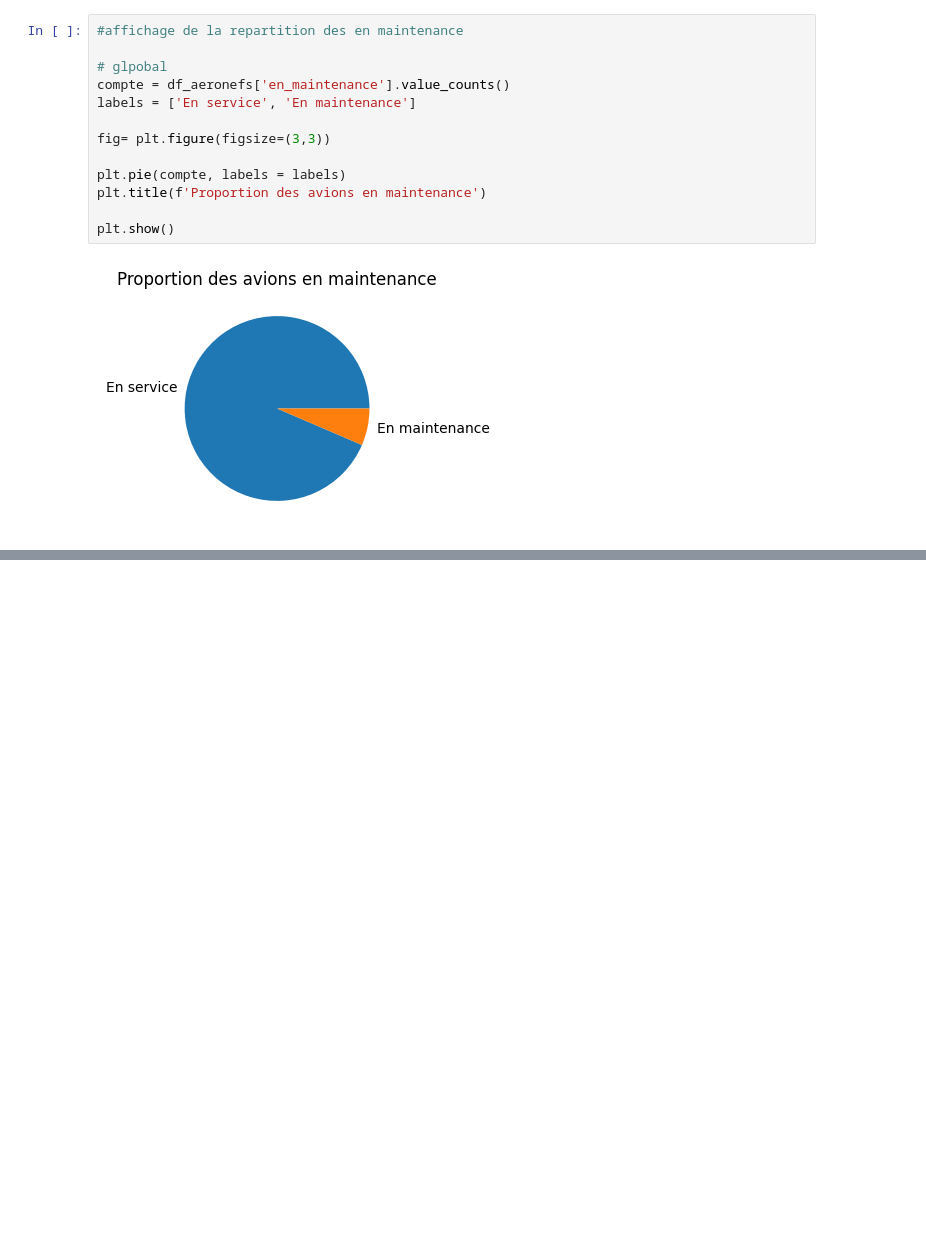
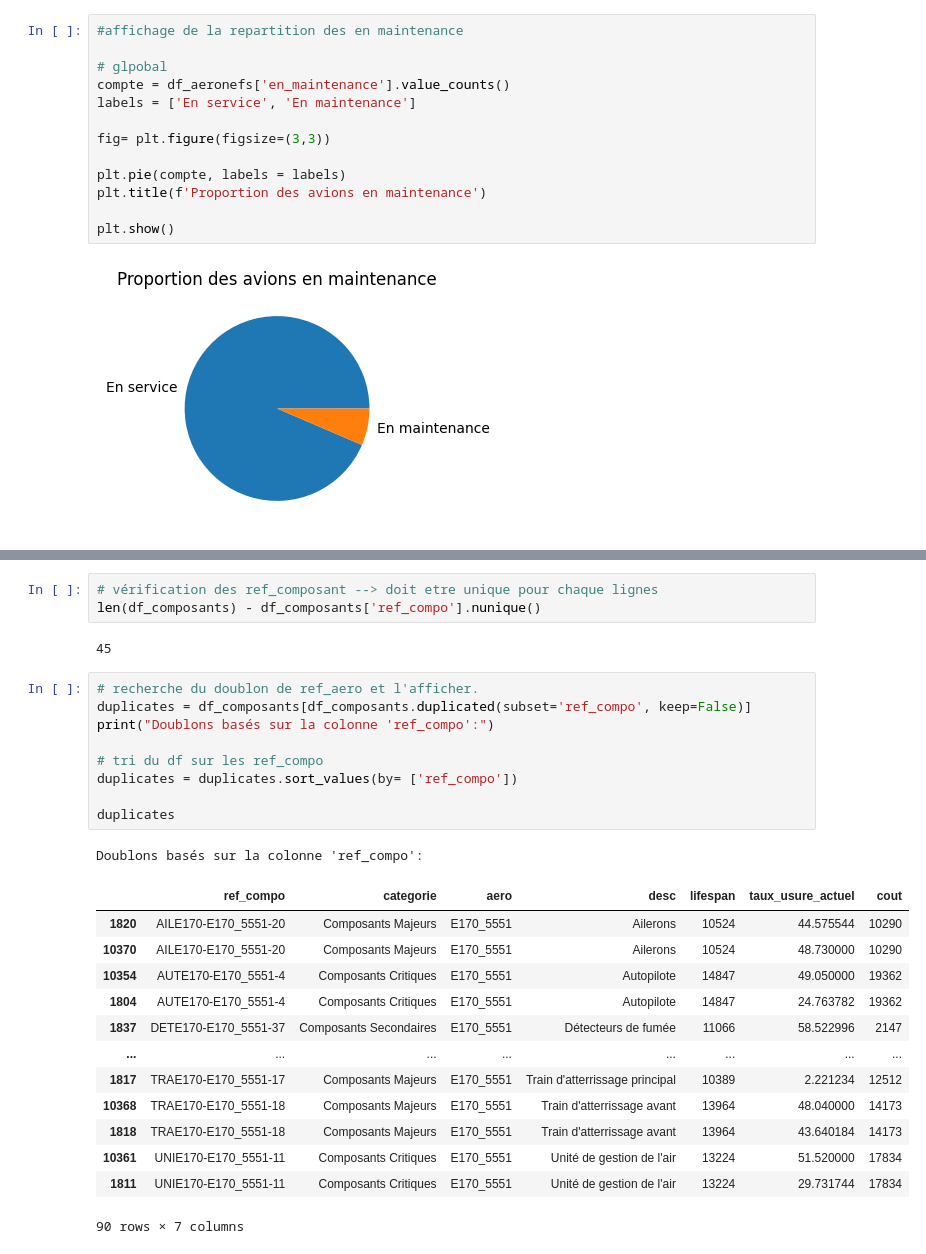
Before and after one commit to Dim2960/preventive_maintenance, a Jupyter notebook: Analyse_vz_prepa.ipynb, the cells around one changed output, grey strips where cells are left out. Drawn from its saved outputs; the diff is of its cells as text; blank space fills up the shorter version.

```diff
--- a/Analyse_vz_prepa.ipynb
+++ b/Analyse_vz_prepa.ipynb
@@ -192,0 +253,29 @@ Il est potentielement possible de remplacer par la date du jour la fin de mainte
+# %%
+# vérification des ref_composant --> doit etre unique pour chaque lignes
+len(df_composants) - df_composants['ref_compo'].nunique()
+# %% [output]
+45
+# %%
+# recherche du doublon de ref_aero et l'afficher.
+duplicates = df_composants[df_composants.duplicated(subset='ref_compo', keep=False)]
+print("Doublons basés sur la colonne 'ref_compo':")
+
+# tri du df sur les ref_compo
+duplicates = duplicates.sort_values(by= ['ref_compo'])
+
+duplicates
+# %% [output]
+Doublons basés sur la colonne 'ref_compo':
+|  | ref_compo | categorie | aero | desc | lifespan | taux_usure_actuel | cout |
+| 1820 | AILE170-E170_5551-20 | Composants Majeurs | E170_5551 | Ailerons | 10524 | 44.575544 | 10290 |
+| 10370 | AILE170-E170_5551-20 | Composants Majeurs | E170_5551 | Ailerons | 10524 | 48.730000 | 10290 |
+| 10354 | AUTE170-E170_5551-4 | Composants Critiques | E170_5551 | Autopilote | 14847 | 49.050000 | 19362 |
+| 1804 | AUTE170-E170_5551-4 | Composants Critiques | E170_5551 | Autopilote | 14847 | 24.763782 | 19362 |
+| 1837 | DETE170-E170_5551-37 | Composants Secondaires | E170_5551 | Détecteurs de fumée | 11066 | 58.522996 | 2147 |
+| ... | ... | ... | ... | ... | ... | ... | ... |
+| 1817 | TRAE170-E170_5551-17 | Composants Majeurs | E170_5551 | Train d'atterrissage principal | 10389 | 2.221234 | 12512 |
+| 10368 | TRAE170-E170_5551-18 | Composants Majeurs | E170_5551 | Train d'atterrissage avant | 13964 | 48.040000 | 14173 |
+| 1818 | TRAE170-E170_5551-18 | Composants Majeurs | E170_5551 | Train d'atterrissage avant | 13964 | 43.640184 | 14173 |
+| 10361 | UNIE170-E170_5551-11 | Composants Critiques | E170_5551 | Unité de gestion de l'air | 13224 | 51.520000 | 17834 |
+| 1811 | UNIE170-E170_5551-11 | Composants Critiques | E170_5551 | Unité de gestion de l'air | 13224 | 29.731744 | 17834 |
+90 rows × 7 columns
```
Also changed, not shown: parts of 18 cells of this notebook.
